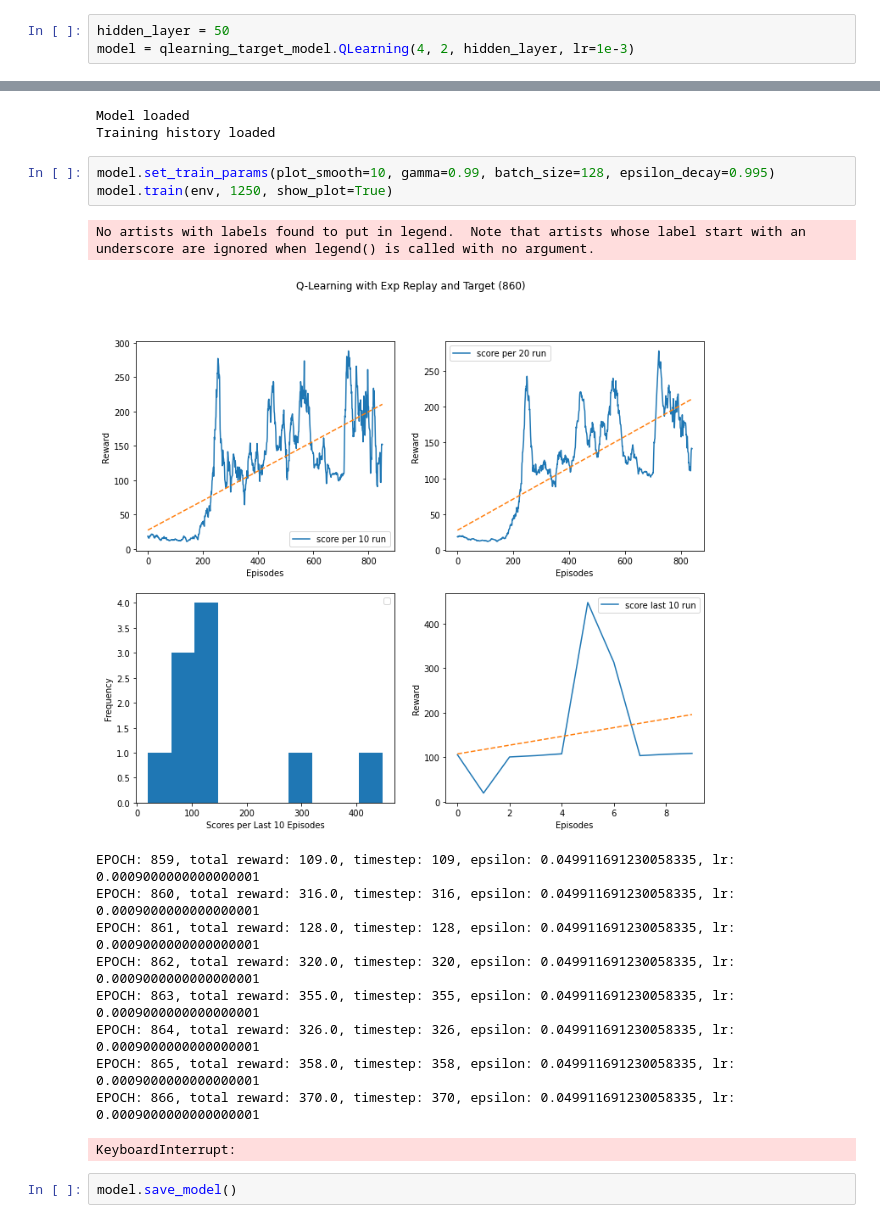
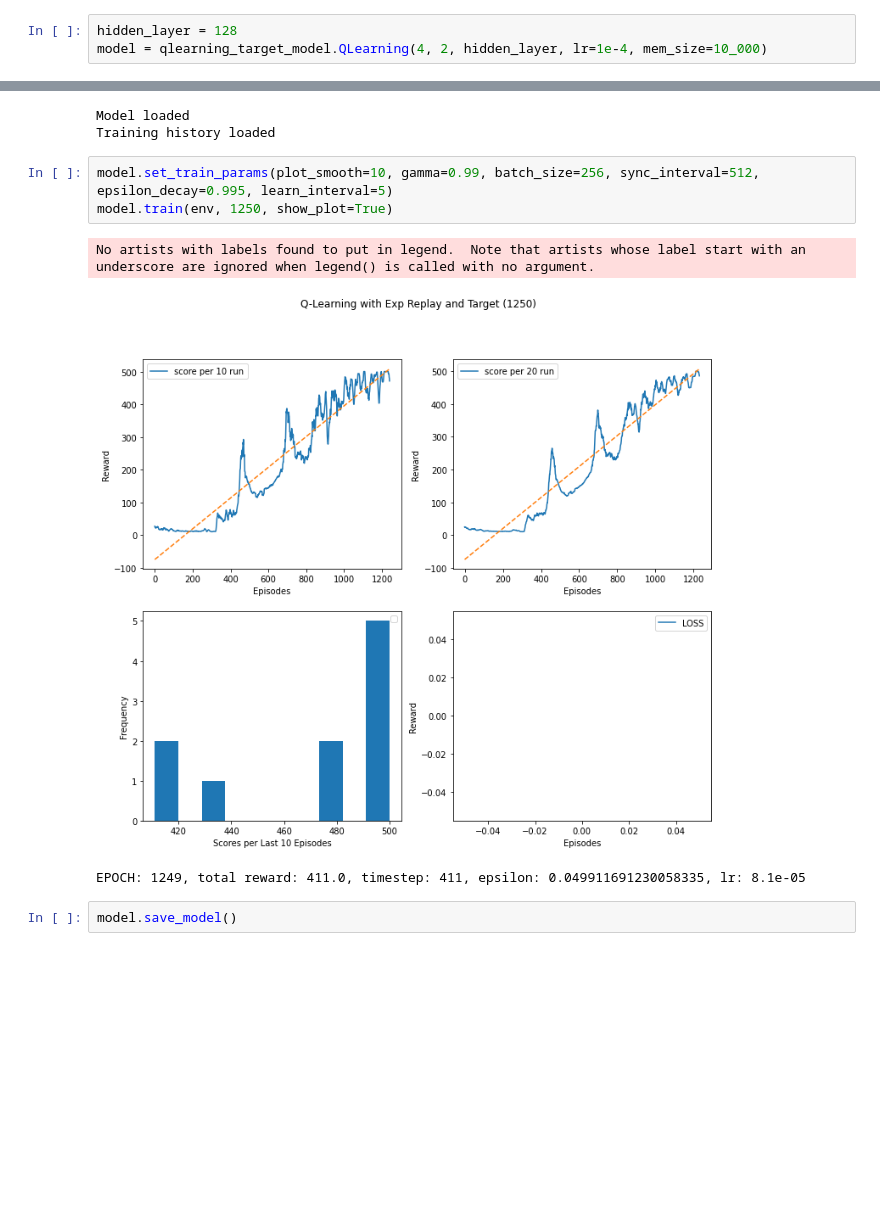
Before and after one commit to teodorus-nathaniel/rl-wave, a Jupyter notebook: dqn-cartpole.ipynb, the cells around one changed output, grey strips where cells are left out. Drawn from its saved outputs; the diff is of its cells as text; blank space fills up the shorter version.

```diff
--- a/dqn-cartpole.ipynb
+++ b/dqn-cartpole.ipynb
@@ -9,28 +9,20 @@ env = cartpole.CartPoleEnv()
 # %% [output]
 CARTPOLE environment created.
 # %%
-hidden_layer = 50
-model = qlearning_target_model.QLearning(4, 2, hidden_layer, lr=1e-3)
+hidden_layer = 128
+model = qlearning_target_model.QLearning(4, 2, hidden_layer, lr=1e-4, mem_size=10_000)
 # %%
 model.load_model()
 # %% [output]
 Model loaded
 Training history loaded
 # %%
-model.set_train_params(plot_smooth=10, gamma=0.99, batch_size=128, epsilon_decay=0.995)
+model.set_train_params(plot_smooth=10, gamma=0.99, batch_size=256, sync_interval=512, epsilon_decay=0.995, learn_interval=5)
 model.train(env, 1250, show_plot=True)
 # %% [output]
 No artists with labels found to put in legend.  Note that artists whose label start with an underscore are ignored when legend() is called with no argument.
-[figure, old version]
+[figure, new version]
-EPOCH: 859, total reward: 109.0, timestep: 109, epsilon: 0.049911691230058335, lr: 0.0009000000000000001
-EPOCH: 860, total reward: 316.0, timestep: 316, epsilon: 0.049911691230058335, lr: 0.0009000000000000001
-EPOCH: 861, total reward: 128.0, timestep: 128, epsilon: 0.049911691230058335, lr: 0.0009000000000000001
-EPOCH: 862, total reward: 320.0, timestep: 320, epsilon: 0.049911691230058335, lr: 0.0009000000000000001
-EPOCH: 863, total reward: 355.0, timestep: 355, epsilon: 0.049911691230058335, lr: 0.0009000000000000001
-EPOCH: 864, total reward: 326.0, timestep: 326, epsilon: 0.049911691230058335, lr: 0.0009000000000000001
-EPOCH: 865, total reward: 358.0, timestep: 358, epsilon: 0.049911691230058335, lr: 0.0009000000000000001
-EPOCH: 866, total reward: 370.0, timestep: 370, epsilon: 0.049911691230058335, lr: 0.0009000000000000001
+EPOCH: 1249, total reward: 411.0, timestep: 411, epsilon: 0.049911691230058335, lr: 8.1e-05
-KeyboardInterrupt:
 # %%
 model.save_model()
 # %% [output]
```
Also changed, not shown: parts of 8 cells of this notebook.
